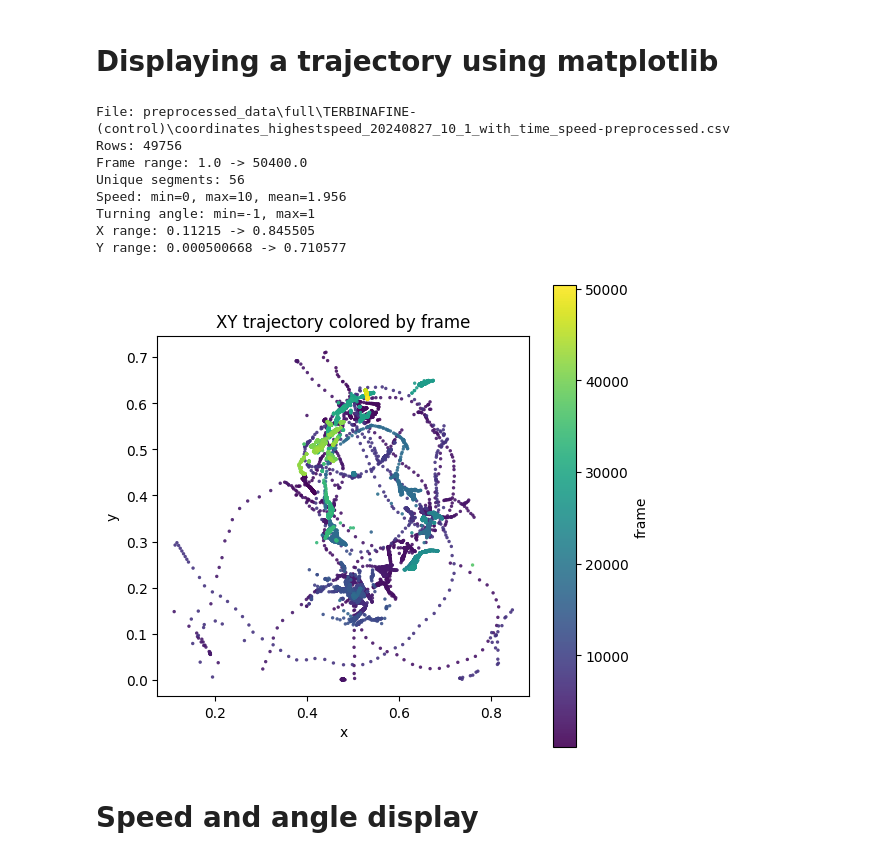
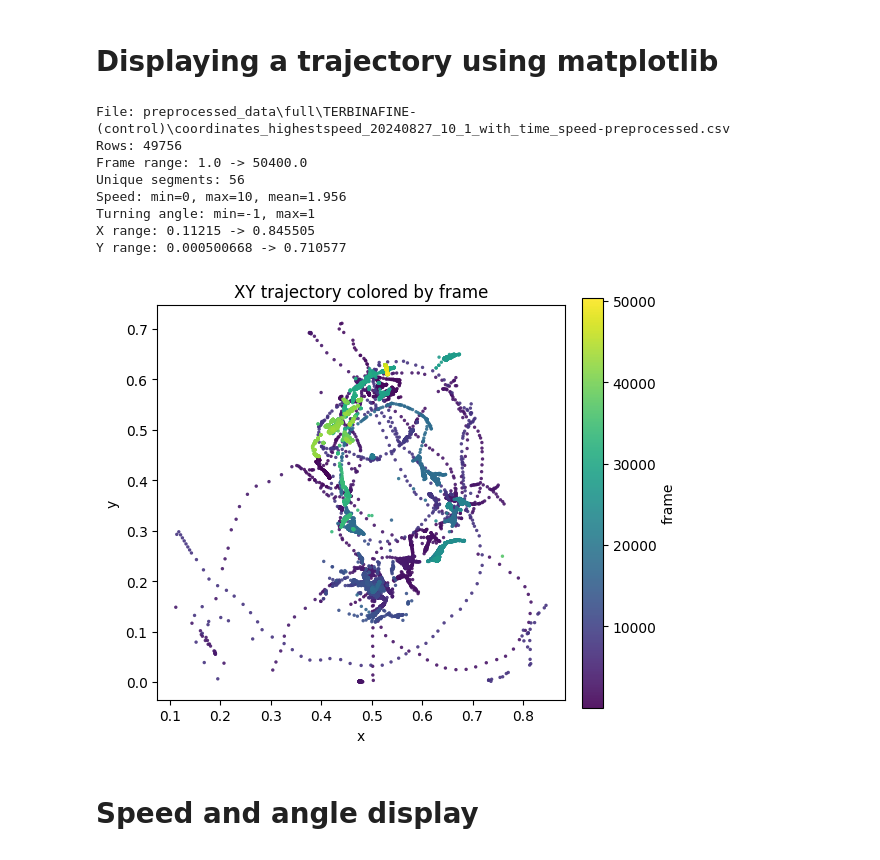
Before and after one commit to mokamv/CS433_Celegans, a Jupyter notebook: dataloading.ipynb, the cells around one changed output. Saved outputs shown, nothing was run; the diff lists cells and outputs as text; code cells hidden in the pictures.

```diff
--- a/dataloading.ipynb
+++ b/dataloading.ipynb
@@ -1,10 +1,6 @@
 # %% [markdown]
 # Displaying a trajectory using matplotlib
 # %%
-'''
-Fully AI generated
-'''
-
 # Plot XY points colored by frame and print metadata
 import pandas as pd
 import matplotlib.pyplot as plt
@@ -47,35 +43,38 @@ def plot_xy_colored_by_frame(df, figsize=(6,6), cmap='viridis', s=6):
     y = y[mask]
     frames = frames[mask]
 
     fig, ax = plt.subplots(figsize=figsize)
     sc = ax.scatter(x, y, c=frames, cmap=cmap, s=s, lw=0, alpha=0.9)
     ax.set_xlabel('x')
     ax.set_ylabel('y')
     ax.set_title('XY trajectory colored by frame')
     ax.set_aspect('equal', adjustable='box')
-    cbar = fig.colorbar(sc, ax=ax)
+    #make colorbar shorter
+    cbar = fig.colorbar(sc, ax=ax, fraction=0.046, pad=0.04)
     cbar.set_label('frame')
+    plt.tight_layout()
+    plt.savefig('xy_trajectory_colored_by_frame.pdf', dpi=300)
     plt.show()
 
 
 # Example: change this path to any preprocessed CSV in your workspace
 csv_path = Path('preprocessed_data/full/TERBINAFINE- (control)/coordinates_highestspeed_20240827_10_1_with_time_speed-preprocessed.csv')
 if csv_path.exists():
     df = pd.read_csv(csv_path)
     print_metadata(df, csv_path)
     plot_xy_colored_by_frame(df)
 else:
     print(f"File not found: {csv_path}. Update `csv_path` variable to point to your CSV.")
 # %% [output]
 File: preprocessed_data\full\TERBINAFINE- (control)\coordinates_highestspeed_20240827_10_1_with_time_speed-preprocessed.csv
 Rows: 49756
 Frame range: 1.0 -> 50400.0
 Unique segments: 56
 Speed: min=0, max=10, mean=1.956
 Turning angle: min=-1, max=1
 X range: 0.11215 -> 0.845505
 Y range: 0.000500668 -> 0.710577
-[figure, old version]
+[figure, new version]
 # %% [markdown]
 # Speed and angle display
 # %%
```
Also changed, not shown: 30 other files.
